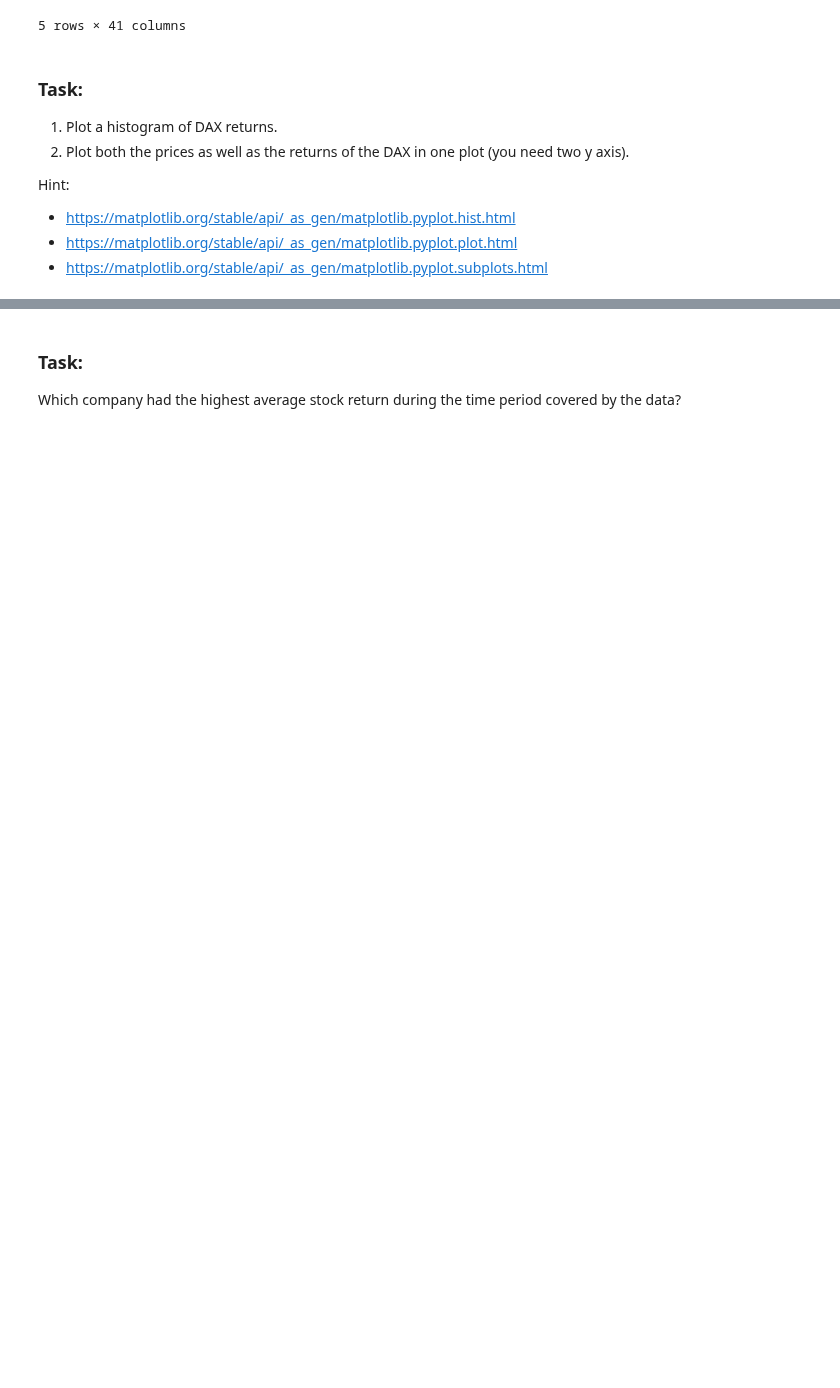
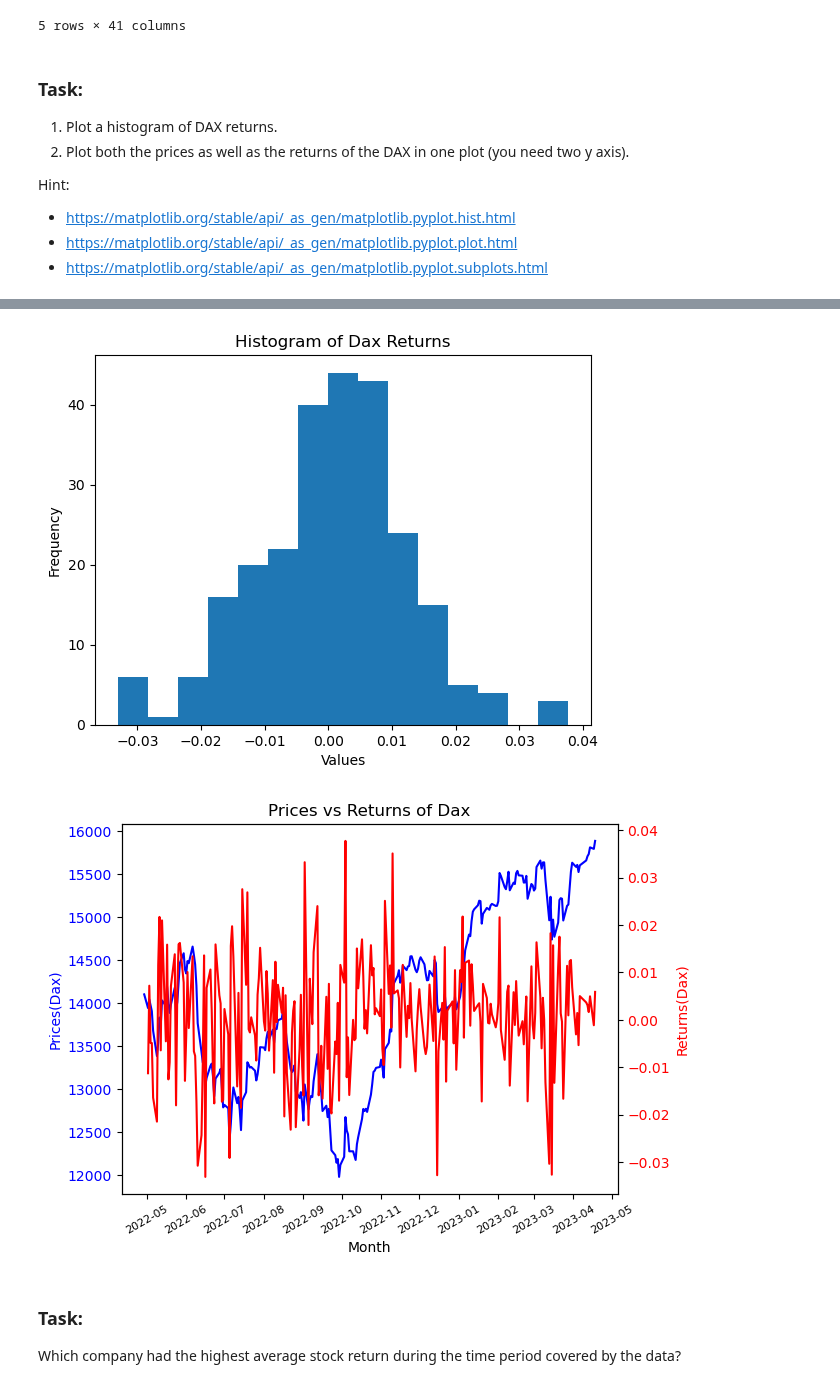
Before and after one commit to iwh-halle/fdap-2024-julian-456, a Jupyter notebook: homework/02_python.ipynb, the cells around one changed output, grey strips where cells are left out. Drawn from its saved outputs; the diff is of its cells as text; code cells hidden in the pictures; blank space fills up the shorter version.

Commit message:
created second figure and next task (highest average stock return)

```diff
--- a/homework/02_python.ipynb
+++ b/homework/02_python.ipynb
@@ -205,3 +184,63 @@ plt.show()
+# %%
+# 1
+import matplotlib.pyplot as plt
+
+# Plotting the histogram
+dax_hist = plt.hist(returns['.GDAXI'], bins=15)
+
+# Adding labels and title
+plt.xlabel('Values')
+plt.ylabel('Frequency')
+plt.title('Histogram of Dax Returns')
+
+plt.savefig('02_python_dax_histogram.png')
+plt.show()
+
+# 2
+import matplotlib.pyplot as plt
+import matplotlib.dates as mdates
+import numpy as np
+import pandas as pd
+
+# Setting the axes
+
+x = pd.to_datetime(prices['Date'])          # convert the date to datetime --> else the DateFormatter doesn't work
+y1 = prices['.GDAXI']
+y2 = returns['.GDAXI']
+
+# create the figure and subplots
+fig, ax1 = plt.subplots()
+
+# create a second y-axis
+ax2 = ax1.twinx()
+
+# plot the data on the first y-axis
+ax1.plot(x, y1, color='blue')
+ax1.set_xlabel('Month')
+ax1.set_ylabel('Prices(Dax)', color='blue')
+ax1.tick_params(axis='y', labelcolor='blue')
+
+# plot the data on the second y-axis
+ax2.plot(x, y2, color='red')
+ax2.set_ylabel('Returns(Dax)', color='red')
+ax2.tick_params(axis='y', labelcolor='red')
+
+# Set DateFormater for x-axis
+ax1.xaxis.set_major_locator(mdates.MonthLocator())
+ax1.xaxis.set_major_formatter(mdates.DateFormatter('%Y-%m'))
+ax1.tick_params(axis='x', labelrotation=30, labelsize=8)
+
+# set the title of the plot
+plt.title('Prices vs Returns of Dax')
+
+# save
+plt.savefig('02_python_dax_prices_vs_returns.png')
+
+# show the plot
+plt.show()
+# %% [output]
+[figure, added]
+[figure, added]
 # %% [markdown]
 ### Task:
 
```
Also changed, not shown: parts of 2 cells of this notebook, 1 other file.
